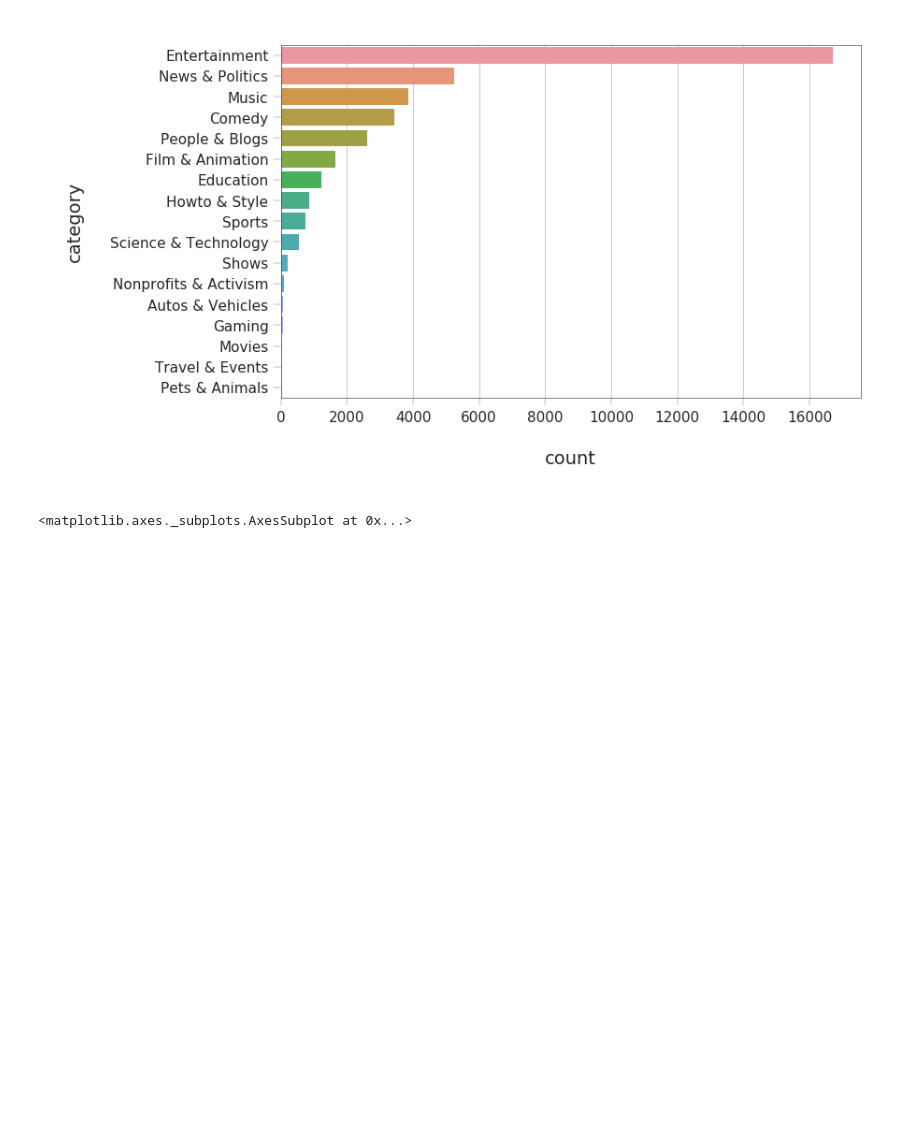
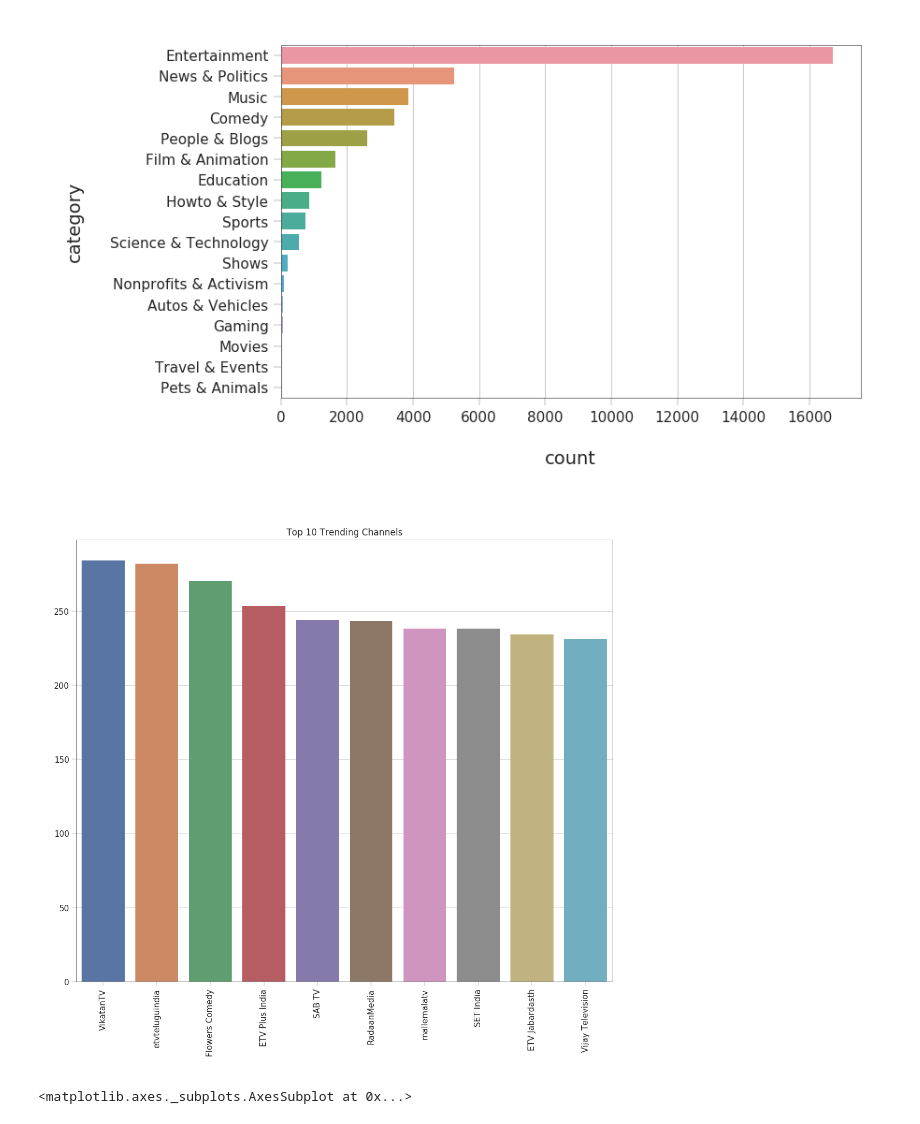
Before and after one commit to Shreya369/We-R, a Jupyter notebook: YouTube_Trending_Video_Analysis.ipynb, the cells around one changed output. Cells and saved outputs as stored; diff of their text form; code cells hidden in the pictures; blank space fills up the shorter version.

```diff
--- a/YouTube_Trending_Video_Analysis.ipynb
+++ b/YouTube_Trending_Video_Analysis.ipynb
@@ -130,6 +131,18 @@ sns.barplot(x="count",y="category",data = cat)
 # %% [output]
 <matplotlib.axes._subplots.AxesSubplot at 0x...>
 [figure]
+# %%
+# TOP 10 Trending Channels
+x = INvideos.channel_title.value_counts().head(10).index
+y = INvideos.channel_title.value_counts().head(10).values
+title = "Top 10 Trending Channels"
+plt.figure(figsize = (13,11))
+sns.barplot(x = x, y = y)
+plt.title(title)
+plt.xticks(rotation = 90)
+plt.show()
+# %% [output]
+[figure, added]
 # %%
 # Determine which categories are most viewed on an average :
 view = INvideos[["Categories","views"]]
```
Also changed, not shown: parts of 8 cells of this notebook.
